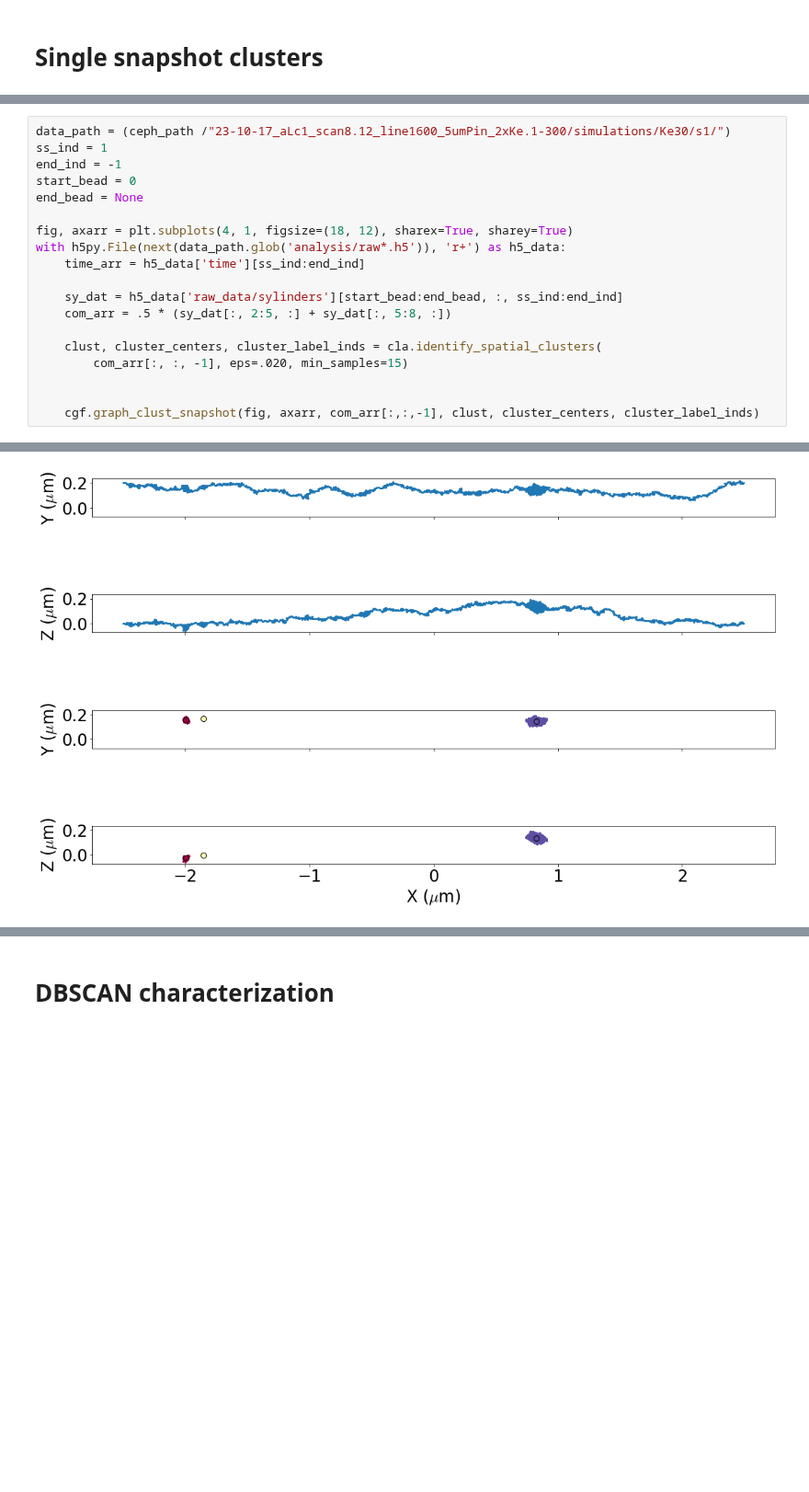
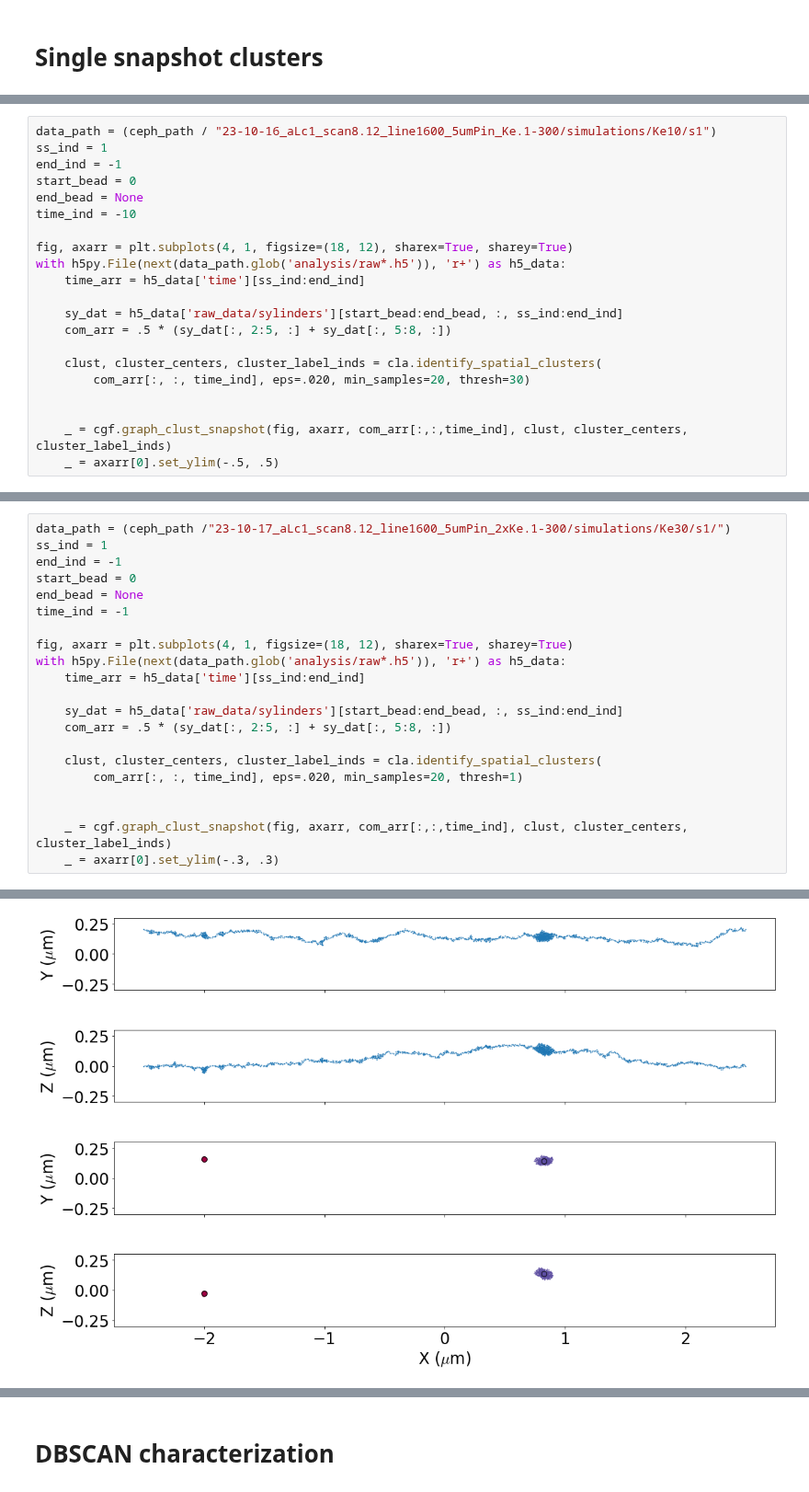
Before and after one commit to palladio11/aLENS_analysis, a Jupyter notebook: notebooks/chromatin_notebooks/Dyn_cond_figs/1-Clustering_param_testing.ipynb, the cells around one changed output, grey strips where cells are left out. Shown at 92% size. Cells and saved outputs as stored; diff of their text form; blank space fills up the shorter version.

```diff
--- a/notebooks/chromatin_notebooks/Dyn_cond_figs/1-Clustering_param_testing.ipynb
+++ b/notebooks/chromatin_notebooks/Dyn_cond_figs/1-Clustering_param_testing.ipynb
@@ -111,0 +168,21 @@ def sd_num(h5_data):
+# %%
+data_path = (ceph_path / "23-10-16_aLc1_scan8.12_line1600_5umPin_Ke.1-300/simulations/Ke10/s1")
+ss_ind = 1
+end_ind = -1
+start_bead = 0
+end_bead = None
+time_ind = -10
+
+fig, axarr = plt.subplots(4, 1, figsize=(18, 12), sharex=True, sharey=True)
+with h5py.File(next(data_path.glob('analysis/raw*.h5')), 'r+') as h5_data:
+    time_arr = h5_data['time'][ss_ind:end_ind]
+
+    sy_dat = h5_data['raw_data/sylinders'][start_bead:end_bead, :, ss_ind:end_ind]
+    com_arr = .5 * (sy_dat[:, 2:5, :] + sy_dat[:, 5:8, :])
+
+    clust, cluster_centers, cluster_label_inds = cla.identify_spatial_clusters(
+        com_arr[:, :, time_ind], eps=.020, min_samples=20, thresh=30)
+
+
+    _ = cgf.graph_clust_snapshot(fig, axarr, com_arr[:,:,time_ind], clust, cluster_centers, cluster_label_inds)
+    _ = axarr[0].set_ylim(-.5, .5)
@@ -115,6 +200,7 @@ ss_ind = 1
 end_ind = -1
 start_bead = 0
 end_bead = None
+time_ind = -1
 
 fig, axarr = plt.subplots(4, 1, figsize=(18, 12), sharex=True, sharey=True)
 with h5py.File(next(data_path.glob('analysis/raw*.h5')), 'r+') as h5_data:
@@ -124,8 +210,9 @@ with h5py.File(next(data_path.glob('analysis/raw*.h5')), 'r+') as h5_data:
     com_arr = .5 * (sy_dat[:, 2:5, :] + sy_dat[:, 5:8, :])
 
     clust, cluster_centers, cluster_label_inds = cla.identify_spatial_clusters(
-        com_arr[:, :, -1], eps=.020, min_samples=15)
+        com_arr[:, :, time_ind], eps=.020, min_samples=20, thresh=1)
 
 
-    cgf.graph_clust_snapshot(fig, axarr, com_arr[:,:,-1], clust, cluster_centers, cluster_label_inds)
+    _ = cgf.graph_clust_snapshot(fig, axarr, com_arr[:,:,time_ind], clust, cluster_centers, cluster_label_inds)
+    _ = axarr[0].set_ylim(-.3, .3)
 # %% [output]
@@ -140 +221 @@ number of thresholded clusters : 3
-[figure, old version]
+[figure, new version]
```
Also changed, not shown: parts of 33 cells of this notebook, 4 other files.
